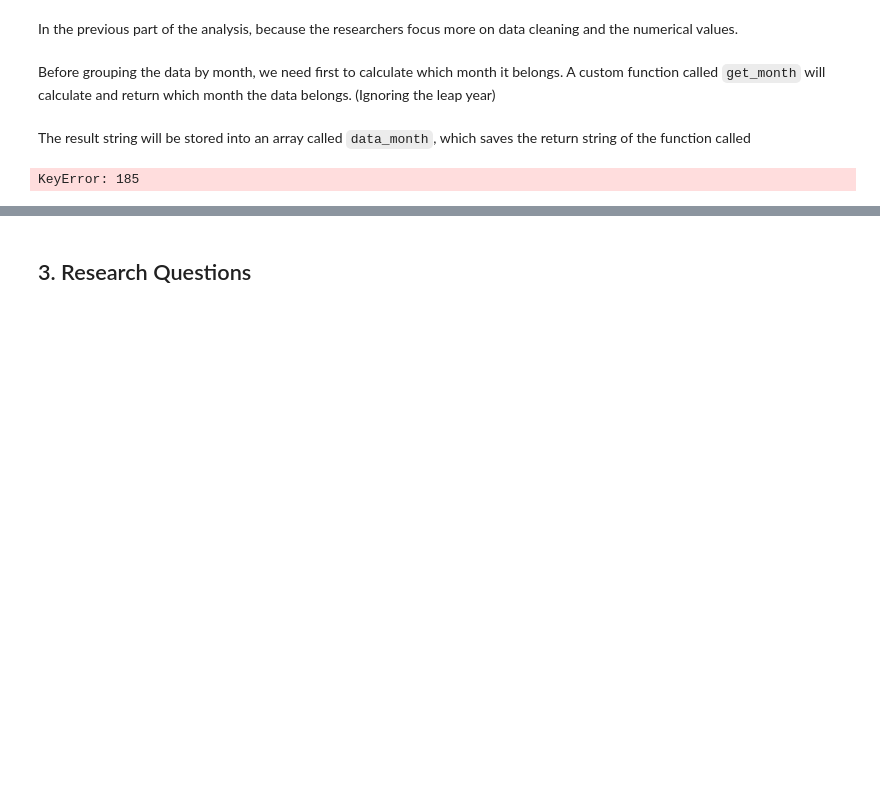
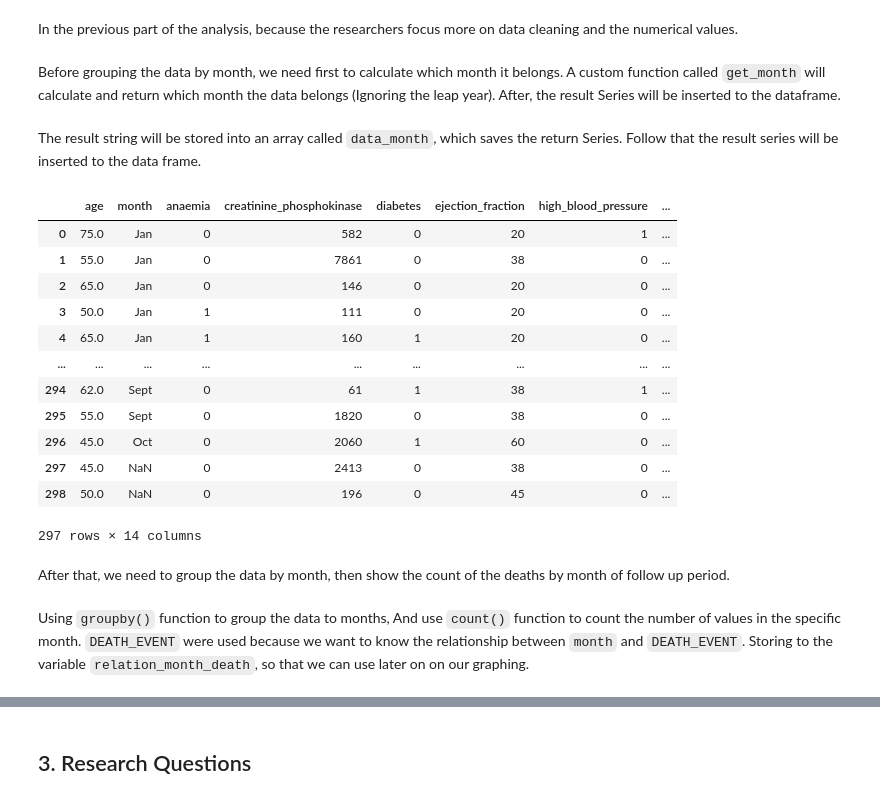
Before and after one commit to Skentir/CSMODEL, a Jupyter notebook: Insert Title of Case Study.ipynb, the cells around one changed output, grey strips where cells are left out. Saved outputs shown, nothing was run; the diff lists cells and outputs as text; code cells hidden in the pictures; blank space fills up the shorter version.

```diff
--- a/Insert Title of Case Study.ipynb
+++ b/Insert Title of Case Study.ipynb
@@ -234,11 +234,29 @@ heartfailure_df
 # %% [markdown]
 In the previous part of the analysis, because the researchers focus more on data cleaning and the numerical values.
 # %% [markdown]
-Before grouping the data by month, we need first to calculate which month it belongs. A custom function called `get_month` will calculate and return which month the data belongs. (Ignoring the leap year)
+Before grouping the data by month, we need first to calculate which month it belongs. A custom function called `get_month` will calculate and return which month the data belongs (Ignoring the leap year). After, the result Series will be inserted to the dataframe.
 # %% [markdown]
-The result string will be stored into an array called `data_month`, which saves the return string of the function called
+The result string will be stored into an array called `data_month`, which saves the return Series. Follow that the result series will be inserted to the data frame.
 # %%
 # Getting data from a custom function
-print(hf_func.get_month(heartfailure_df["time"]))
+data_month = hf_func.get_month(heartfailure_df[["time"]], result[1])
+heartfailure_df.insert(1,"month",data_month,True)
+heartfailure_df
 # %% [output]
+|  | age | month | anaemia | creatinine_phosphokinase | diabetes | ejection_fraction | high_blood_pressure | ... |
+| 0 | 75.0 | Jan | 0 | 582 | 0 | 20 | 1 | ... |
+| 1 | 55.0 | Jan | 0 | 7861 | 0 | 38 | 0 | ... |
+| 2 | 65.0 | Jan | 0 | 146 | 0 | 20 | 0 | ... |
+| 3 | 50.0 | Jan | 1 | 111 | 0 | 20 | 0 | ... |
+| 4 | 65.0 | Jan | 1 | 160 | 1 | 20 | 0 | ... |
+| ... | ... | ... | ... | ... | ... | ... | ... | ... |
+| 294 | 62.0 | Sept | 0 | 61 | 1 | 38 | 1 | ... |
+| 295 | 55.0 | Sept | 0 | 1820 | 0 | 38 | 0 | ... |
+| 296 | 45.0 | Oct | 0 | 2060 | 1 | 60 | 0 | ... |
+| 297 | 45.0 | NaN | 0 | 2413 | 0 | 38 | 0 | ... |
+| 298 | 50.0 | NaN | 0 | 196 | 0 | 45 | 0 | ... |
-KeyError: 185
+297 rows × 14 columns
+# %% [markdown]
+After that, we need to group the data by month, then show the count of the deaths by month of follow up period.
+# %% [markdown]
+Using `groupby()` function to group the data to months, And use `count()` function to count the number of values in the specific month. `DEATH_EVENT` were used because we want to know the relationship between `month` and `DEATH_EVENT`. Storing to the variable `relation_month_death`, so that we can use later on on our graphing.
```
Also changed, not shown: parts of 4 cells of this notebook, 1 other file.
